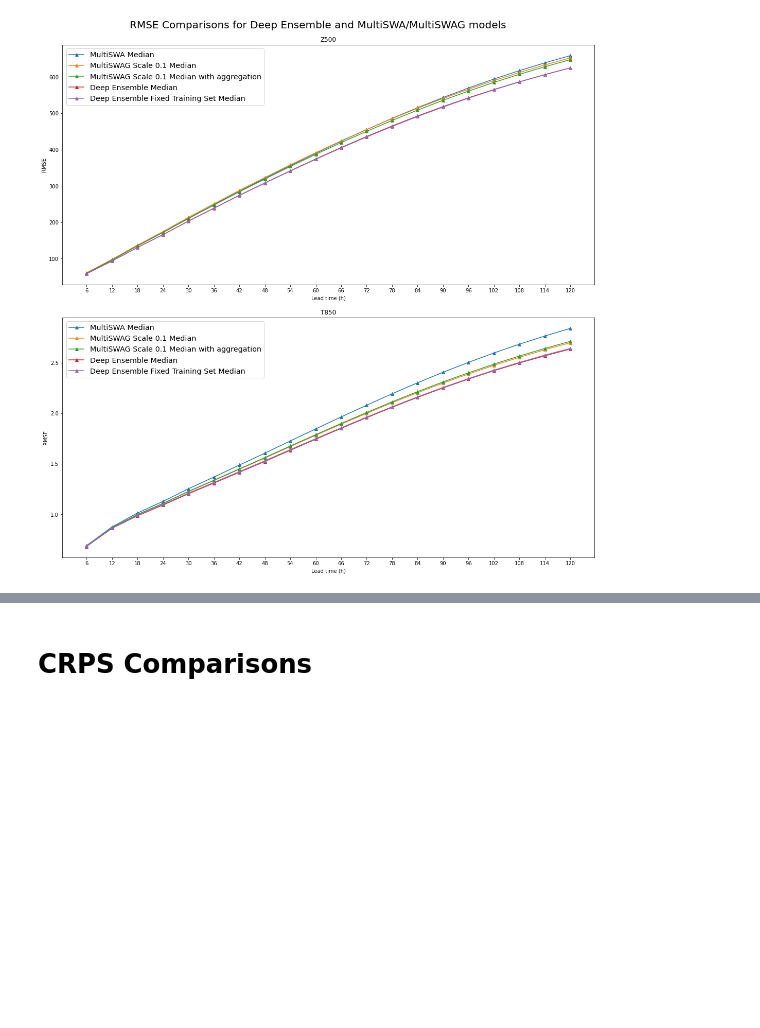
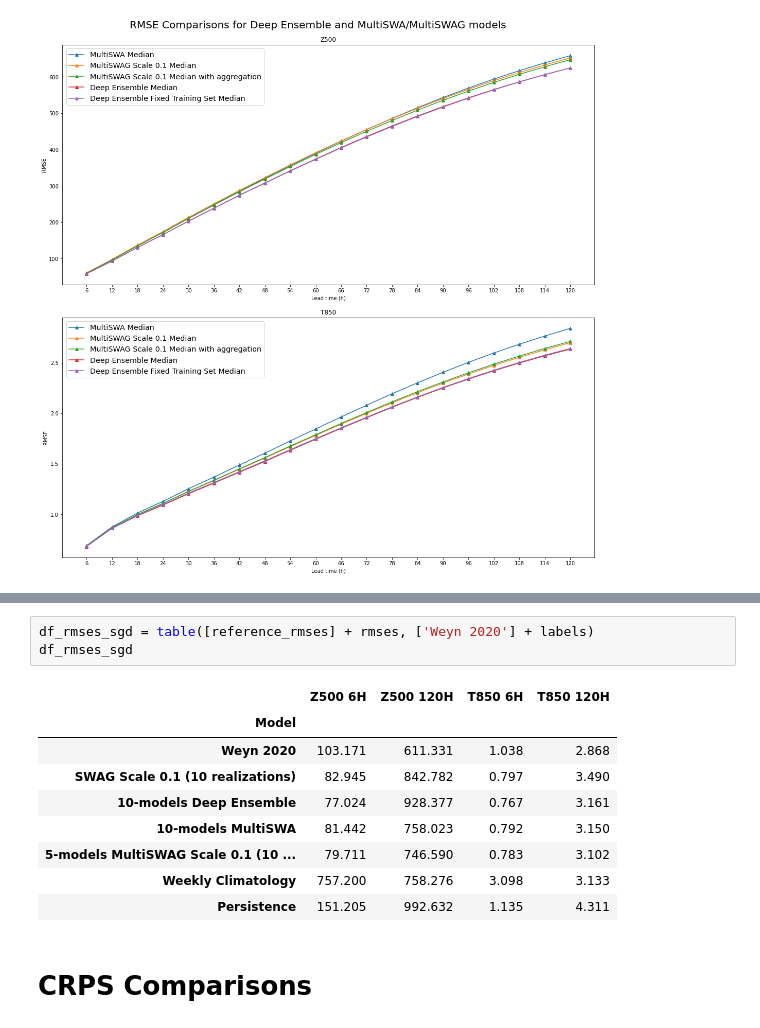
Before and after one commit to yasserhaddad/weather_prediction, a Jupyter notebook: notebooks/results_s02.ipynb, the cells around one changed output, grey strips where cells are left out. Drawn from its saved outputs; the diff is of its cells as text; blank space fills up the shorter version.

```diff
--- a/notebooks/results_s02.ipynb
+++ b/notebooks/results_s02.ipynb
@@ -289,3 +432,16 @@ plt.show()
+# %%
+df_rmses_sgd = table([reference_rmses] + rmses, ['Weyn 2020'] + labels)
+df_rmses_sgd
+# %% [output]
+|  | Z500 6H | Z500 120H | T850 6H | T850 120H |
+| Model |  |  |  |  |
+| Weyn 2020 | 103.171 | 611.331 | 1.038 | 2.868 |
+| SWAG Scale 0.1 (10 realizations) | 82.945 | 842.782 | 0.797 | 3.490 |
+| 10-models Deep Ensemble | 77.024 | 928.377 | 0.767 | 3.161 |
+| 10-models MultiSWA | 81.442 | 758.023 | 0.792 | 3.150 |
+| 5-models MultiSWAG Scale 0.1 (10 ... | 79.711 | 746.590 | 0.783 | 3.102 |
+| Weekly Climatology | 757.200 | 758.276 | 3.098 | 3.133 |
+| Persistence | 151.205 | 992.632 | 1.135 | 4.311 |
 # %% [markdown]
 # CRPS Comparisons
 # %%
```
Also changed, not shown: parts of 8 cells of this notebook, 11 other files.
